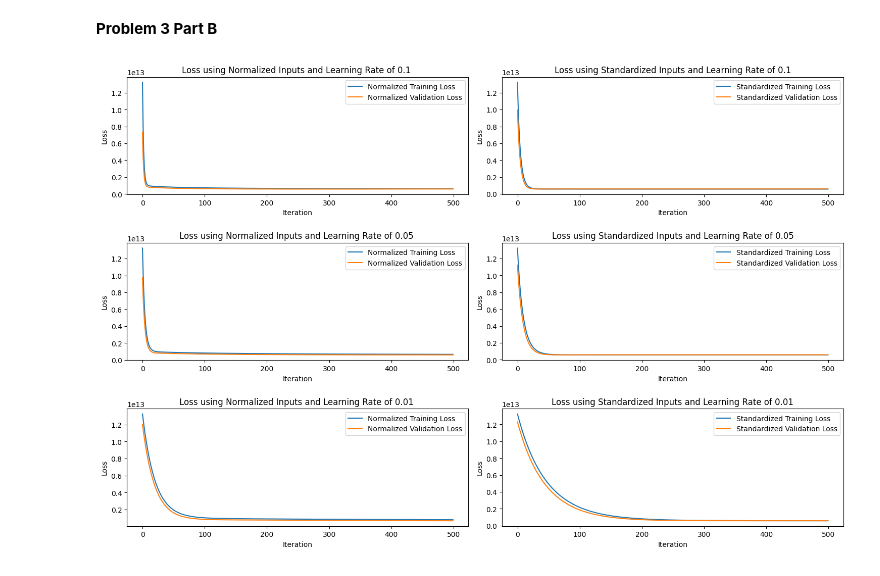
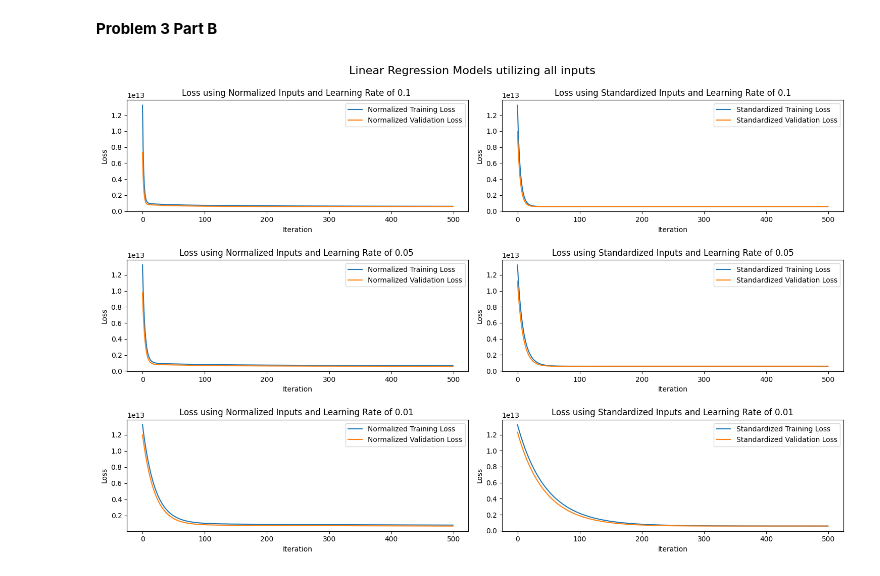
Before and after one commit to Adn02/Intro-to-ML, a Jupyter notebook: Homework/HW2/HW2Q3.ipynb, the cells around one changed output. Cells and saved outputs as stored; diff of their text form; code cells hidden in the pictures.

```diff
--- a/Homework/HW2/HW2Q3.ipynb
+++ b/Homework/HW2/HW2Q3.ipynb
@@ -189,6 +191,8 @@ std_train_losses3, std_valid_losses3 = train_model(inputs, std_training, std_val
 # %%
 # Plot the losses
 plt.figure(figsize=(15, 10))
+plt.suptitle('Linear Regression Models utilizing all inputs', fontsize=16)
+
 plt.subplot(3, 2, 1)
 plt.plot(norm_train_losses1, label="Normalized Training Loss")
 plt.plot(norm_valid_losses1, label="Normalized Validation Loss")
@@ -217,31 +221,31 @@ plt.title("Loss using Normalized Inputs and Learning Rate of 0.05 ")
 
 plt.subplot(3, 2, 4)
 plt.plot(std_train_losses2, label="Standardized Training Loss")
 plt.plot(std_valid_losses2, label="Standardized Validation Loss")
 plt.xlabel("Iteration")
 plt.ylabel("Loss")
 plt.legend()
 plt.title("Loss using Standardized Inputs and Learning Rate of 0.05")
 
 # -------------------------------------------------------------------- #
 
 plt.subplot(3, 2, 5)
 plt.plot(norm_train_losses3, label="Normalized Training Loss")
 plt.plot(norm_valid_losses3, label="Normalized Validation Loss")
 plt.xlabel("Iteration")
 plt.ylabel("Loss")
 plt.legend()
 plt.title("Loss using Normalized Inputs and Learning Rate of 0.01 ")
 
 plt.subplot(3, 2, 6)
 plt.plot(std_train_losses3, label="Standardized Training Loss")
 plt.plot(std_valid_losses3, label="Standardized Validation Loss")
 plt.xlabel("Iteration")
 plt.ylabel("Loss")
 plt.legend()
 plt.title("Loss using Standardized Inputs and Learning Rate of 0.01")
 
 plt.tight_layout()
 plt.show()
 # %% [output]
-[figure, old version]
+[figure, new version]
```
Also changed, not shown: parts of 1 cell of this notebook.
